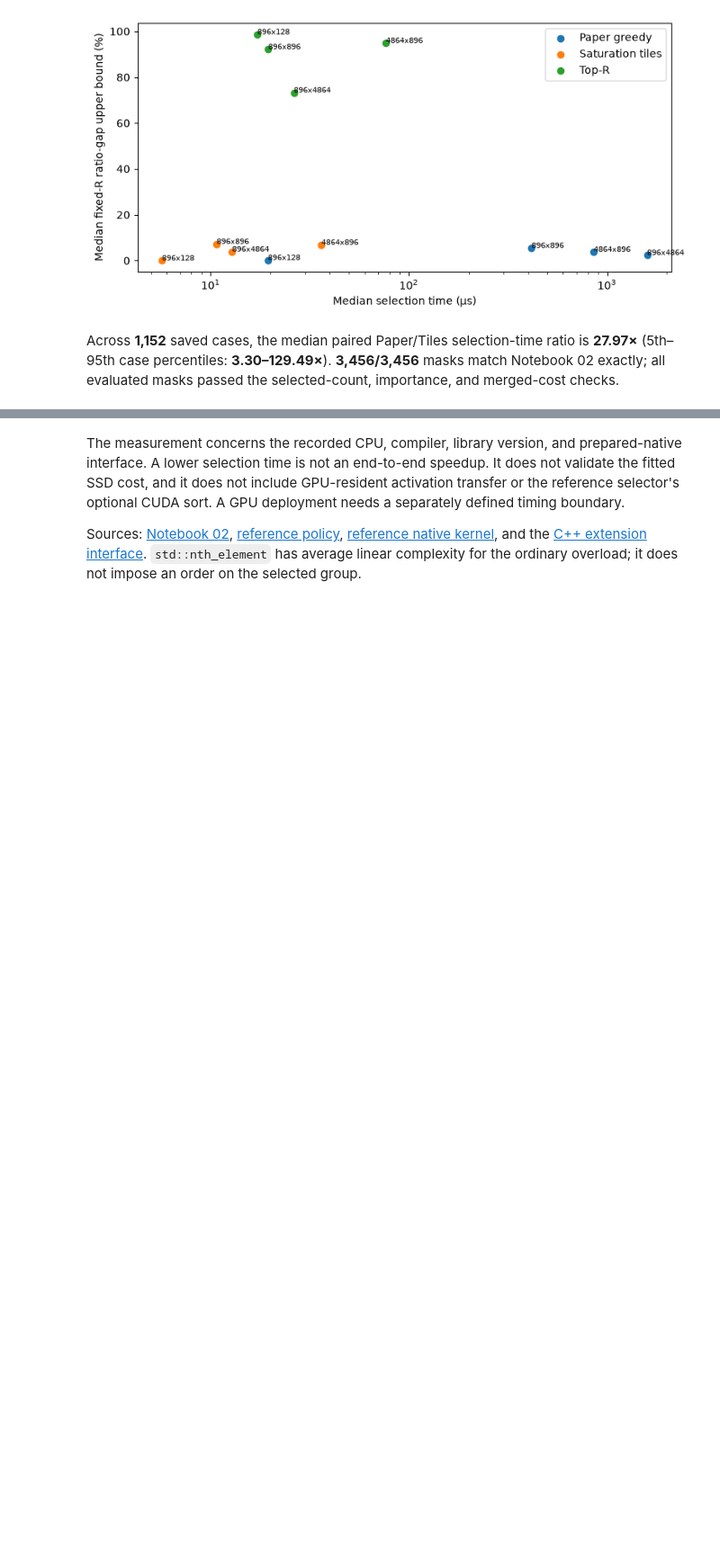
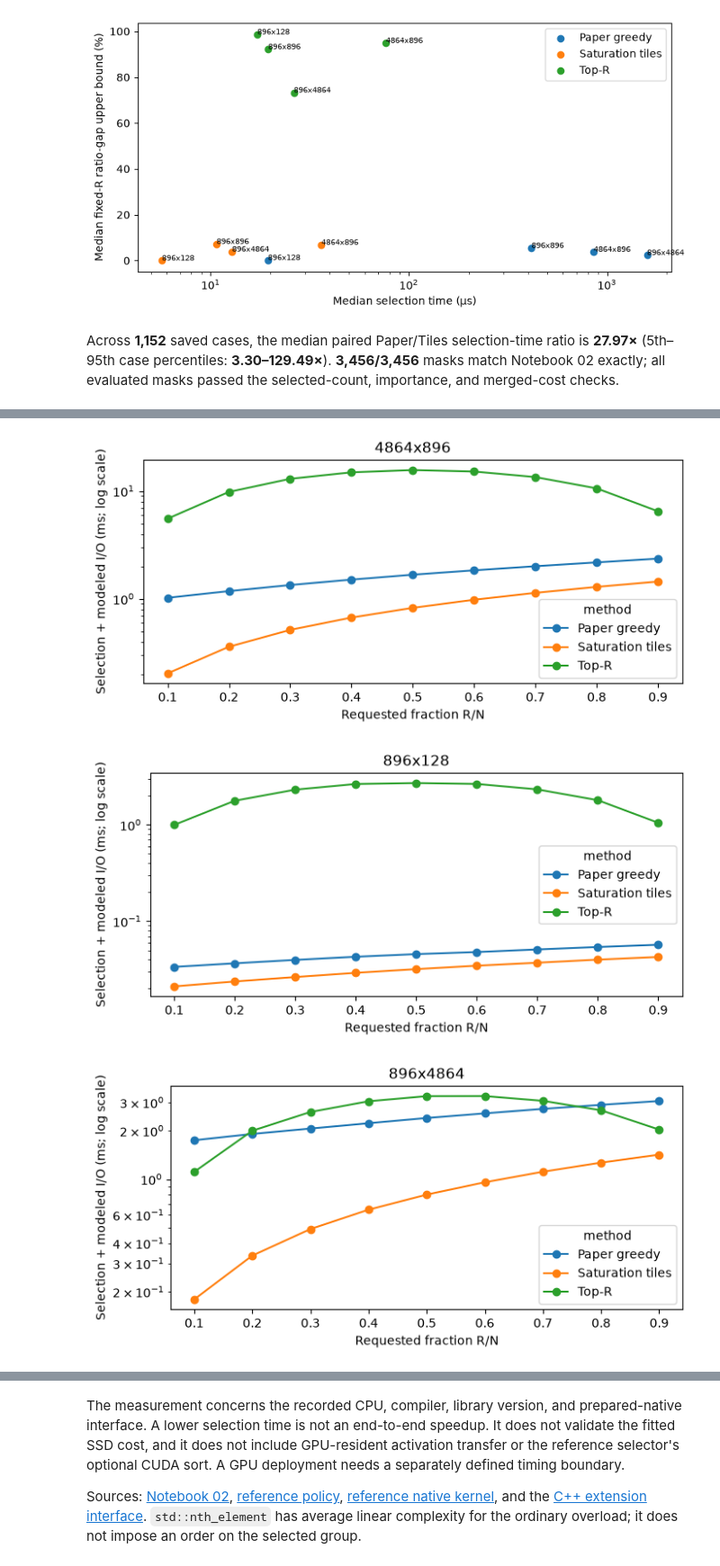
Before and after one commit to yabsed/vlm-in-flash, a Jupyter notebook: conclusion/python/results/03/03_selection_latency.ipynb, the cells around one changed output, grey strips where cells are left out. Shown at 90% size. Cells and saved outputs as stored; diff of their text form; code cells hidden in the pictures; blank space fills up the shorter version.

Commit message:
Complete selection plus modeled I/O analysis from saved CSVs

```diff
--- a/conclusion/python/results/03/03_selection_latency.ipynb
+++ b/conclusion/python/results/03/03_selection_latency.ipynb
@@ -244,0 +257,19 @@ Across **1,152** saved cases, the median paired Paper/Tiles selection-time ratio
+# %%
+if not frame.empty:
+    keys = ["shape", "trace_id", "fraction", "R_nominal", "R_selected", "method"]
+    io = pd.read_csv(QUALITY, usecols=keys + ["latency"]).rename(columns={"latency": "modeled_io_ms"})
+    io["fraction"] = io.fraction.round(6)
+    online = frame.assign(fraction=frame.fraction.round(6)).merge(io, on=keys, how="left", validate="one_to_one")
+    assert online.modeled_io_ms.notna().all(), "02 must contain the same measured cases and selected counts."
+    online["selection_ms"] = online.median_us / 1000
+    online["combined_ms"] = online.selection_ms + online.modeled_io_ms
+    for shape, data in online.groupby("shape"):
+        curves = data.groupby(["fraction", "method"]).combined_ms.median().unstack()
+        ax = curves.plot(marker="o", figsize=(7, 3.5), logy=True)
+        ax.set(title=shape, xlabel="Requested fraction R/N", ylabel="Selection + modeled I/O (ms; log scale)")
+        plt.tight_layout()
+        plt.show()
+# %% [output]
+[figure, added]
+[figure, added]
+[figure, added]
```
Also changed, not shown: parts of 4 cells of this notebook, 1 other file.
